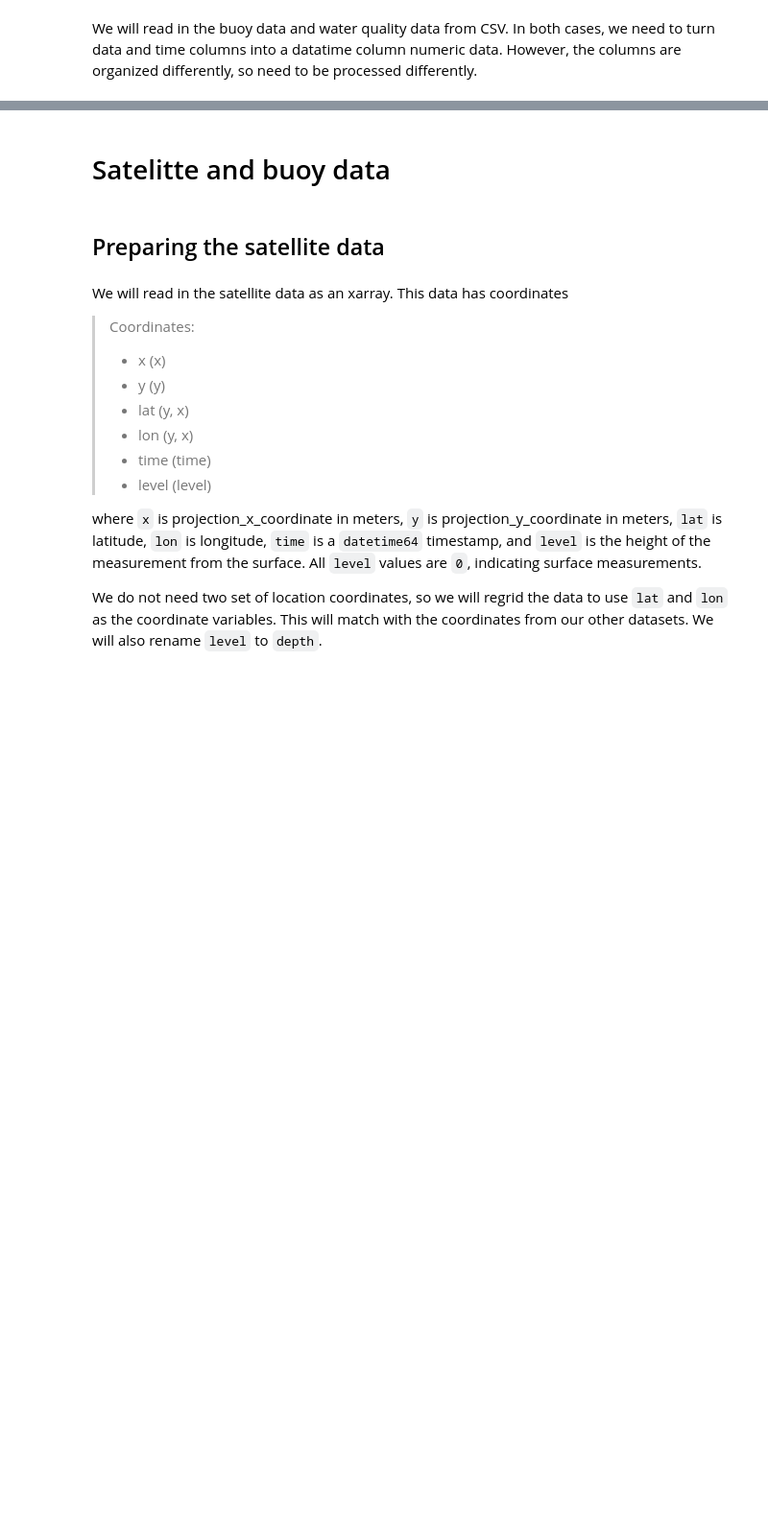
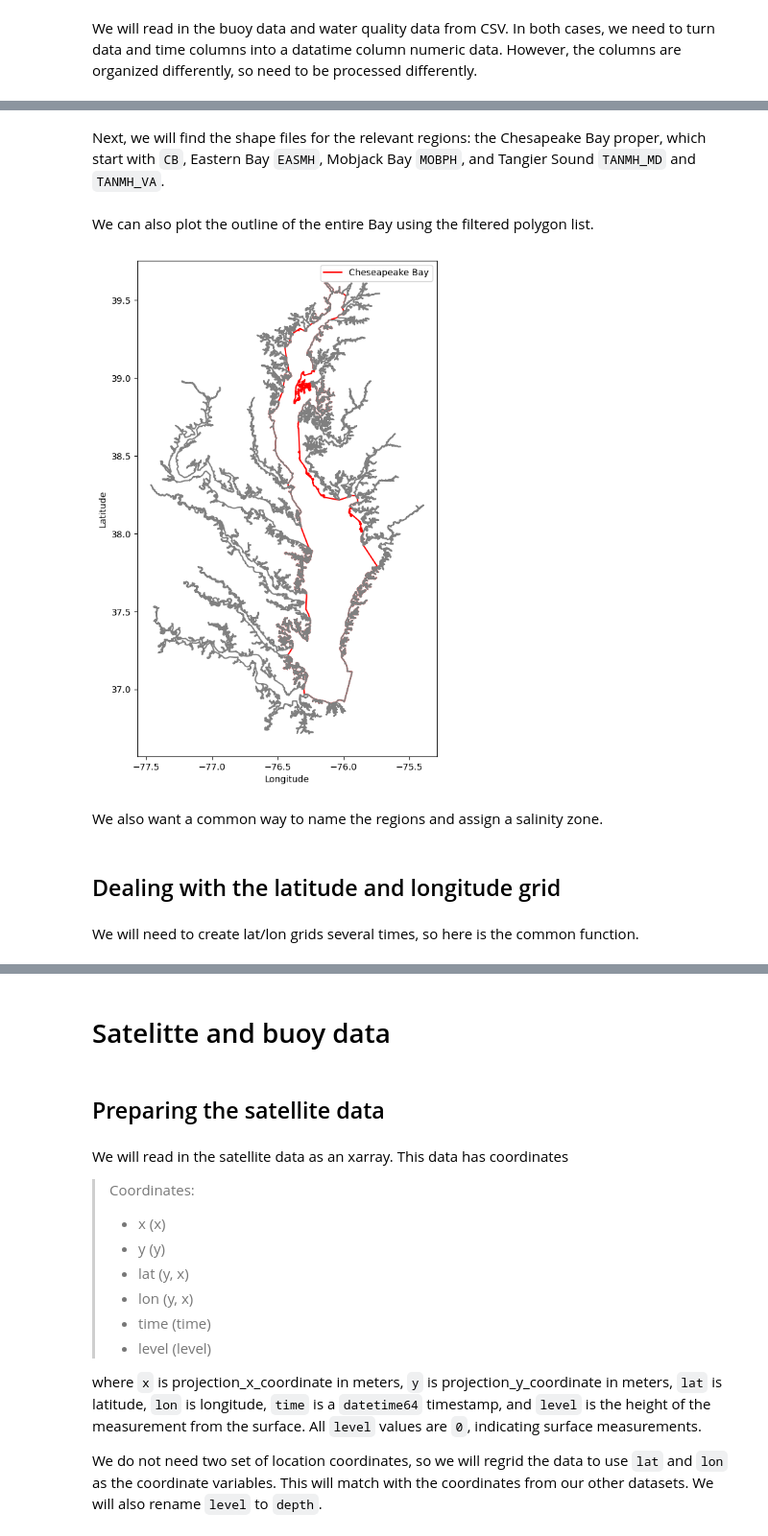
Before and after one commit to clairemerriman/ChesapeakeBayChlorophyll, a Jupyter notebook: notebooks/APIs/combiningDatasets.ipynb, the cells around one changed output, grey strips where cells are left out. Shown at 96% size. Saved outputs shown, nothing was run; the diff lists cells and outputs as text; code cells hidden in the pictures; blank space fills up the shorter version.

```diff
--- a/notebooks/APIs/combiningDatasets.ipynb
+++ b/notebooks/APIs/combiningDatasets.ipynb
@@ -64,0 +114,2 @@ def process_water_datetime(df, date_col, time_col):
+# %% [markdown]
+Next, we will find the shape files for the relevant regions: the Chesapeake Bay proper, which start with `CB`, Eastern Bay `EASMH`, Mobjack Bay `MOBPH`, and Tangier Sound `TANMH_MD` and `TANMH_VA`.
@@ -64,0 +125,36 @@ def process_water_datetime(df, date_col, time_col):
+# %% [markdown]
+We can also plot the outline of the entire Bay using the filtered polygon list.
+# %%
+# Merge all polygons into a single geometry
+bay_polygon = unary_union(filtered_gdf['geometry'])
+watershed_polygon = unary_union(gdf['geometry']).buffer(0)
+
+
+# Adjust the figure size (width, height)
+plt.figure(figsize=(6,10))
+
+# Plot the polygon
+# Extract coordinates for filtered polygon (e.g., bay_polygon)
+bay_x, bay_y = bay_polygon.exterior.xy
+plt.plot(bay_x, bay_y, color='red', label='Cheseapeake Bay')
+
+if watershed_polygon.geom_type == 'MultiPolygon':
+    for poly in watershed_polygon.geoms:
+        x, y = poly.exterior.xy
+        plt.plot(x, y, color='grey')
+# If it's a single Polygon, just plot it directly
+elif watershed_polygon.geom_type == 'Polygon':
+    x, y = watershed_polygon.exterior.xy
+    plt.plot(x, y, color='grey')
+
+# Add labels and title
+plt.xlabel('Longitude')
+plt.ylabel('Latitude')
+plt.legend()
+
+# Show the plot
+plt.show()
+# %% [output]
+[figure, added]
+# %% [markdown]
+We also want a common way to name the regions and assign a salinity zone.
@@ -64,0 +185,4 @@ def process_water_datetime(df, date_col, time_col):
+# %% [markdown]
+## Dealing with the latitude and longitude grid
+# %% [markdown]
+We will need to create lat/lon grids several times, so here is the common function.
```
Also changed, not shown: parts of 119 cells of this notebook, 18 other files.
